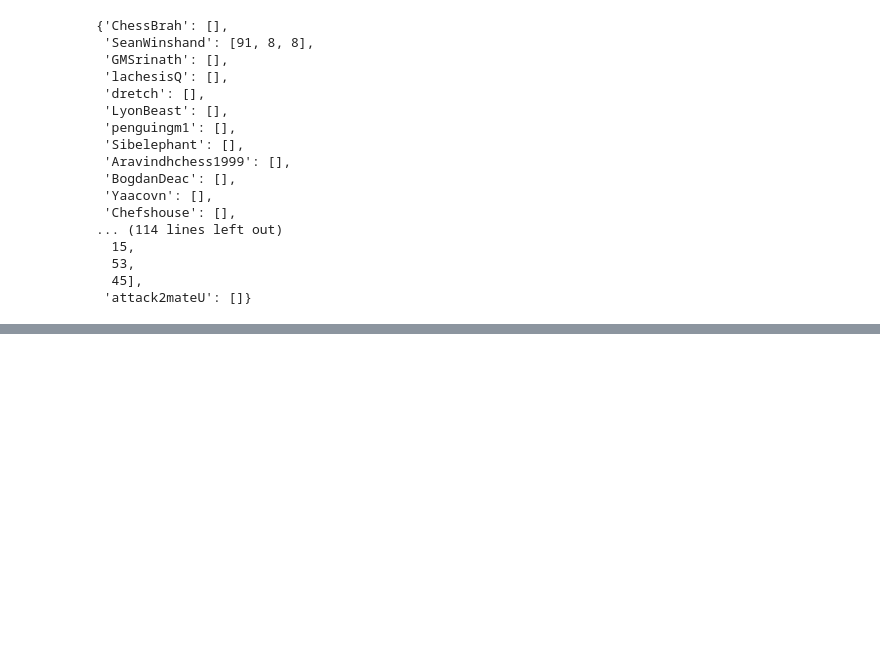
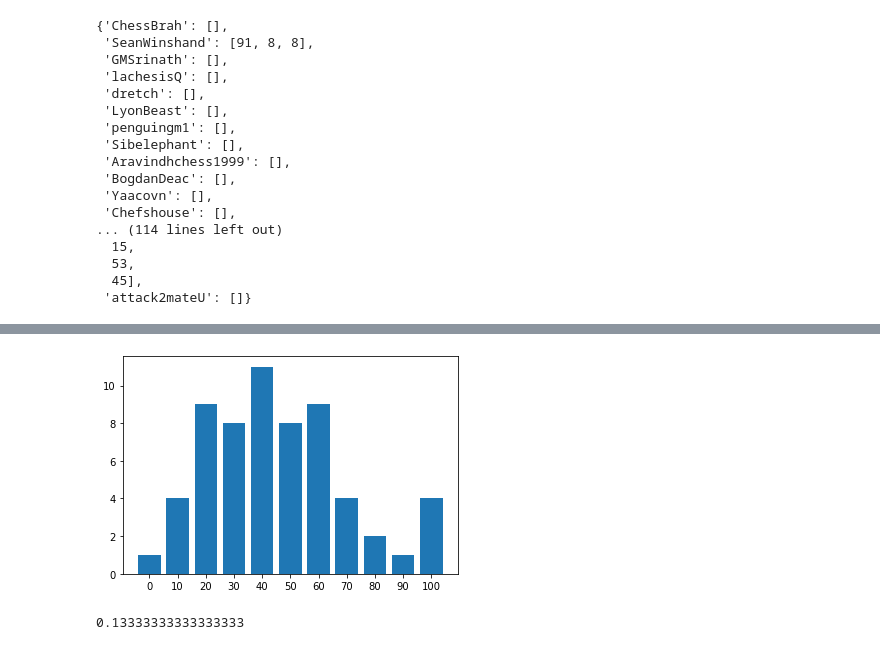
Before and after one commit to aburenko/jupyter_notebooks, a Jupyter notebook: Time analysis of top players.ipynb, the cells around one changed output, grey strips where cells are left out. Cells and saved outputs as stored; diff of their text form; code cells hidden in the pictures; blank space fills up the shorter version.

Commit message:
add move time extraction and visualisation code

```diff
--- a/Time analysis of top players.ipynb
+++ b/Time analysis of top players.ipynb
@@ -165,0 +169,35 @@ plt.show()
+# %%
+import re
+import datetime
+from chessdotcom import get_player_games_by_month
+
+# 10th move : '10. bxc3 {[%clk 0:09:31.4]}'
+def get_time_on_first_moves(data, number_of_moves=10, time_control="300"):
+    time_spent = []
+    games = data.json["games"]
+    for x in games:
+        if "pgn" not in x or x["time_control"] != "300":
+            continue
+        tenth_move_pattern = "10..[a-zA-Z]+[0-9]........[0-9].[0-9][0-9].[0-9][0-9].[0-9].."
+        founded_arr = re.findall(tenth_move_pattern, x["pgn"])
+        if not founded_arr:
+            continue
+        move_stamp = founded_arr[0]
+        print(move_stamp)
+        move_time_string = re.search("[0-9].[0-9][0-9].[0-9][0-9]", move_stamp).group()
+        print(move_time_string)
+        date_time = datetime.datetime.strptime(move_time_string, "%H:%M:%S")
+        a_timedelta = date_time - datetime.datetime(1900, 1, 1)
+        move_time = a_timedelta.total_seconds()
+        time_spent.append(int(time_control) - move_time)
+    return time_spent
+
+def get_move_time_for_players(players, time_control="300"):
+    player_move_time = {}
+    for player in players:
+        data = get_player_games_by_month(player, month=1, year=2021)
+        move_time_array = get_time_on_first_moves(data, time_control)
+        player_move_time[player] = move_time_array
+    return player_move_time
+
+player_move_time = get_move_time_for_players(top_50_rapid_playes)
@@ -165,0 +222,5 @@ plt.show()
+# %%
+def filter_players_move_time(player_move_time, played_games = 5):
+    return dict(filter(lambda x: len(x[1])>played_games, player_move_time.items()))
+
+player_move_time = filter_players_move_time(player_move_time)
@@ -165,0 +239,8 @@ plt.show()
+# %%
+create_bar_chart_from_counted_dict(get_graduated_dict(player_move_time, until=100))
+# %% [output]
+[figure, added]
+# %%
+40/300
+# %% [output]
+0.13333333333333333
```
Also changed, not shown: parts of 5 cells of this notebook.
